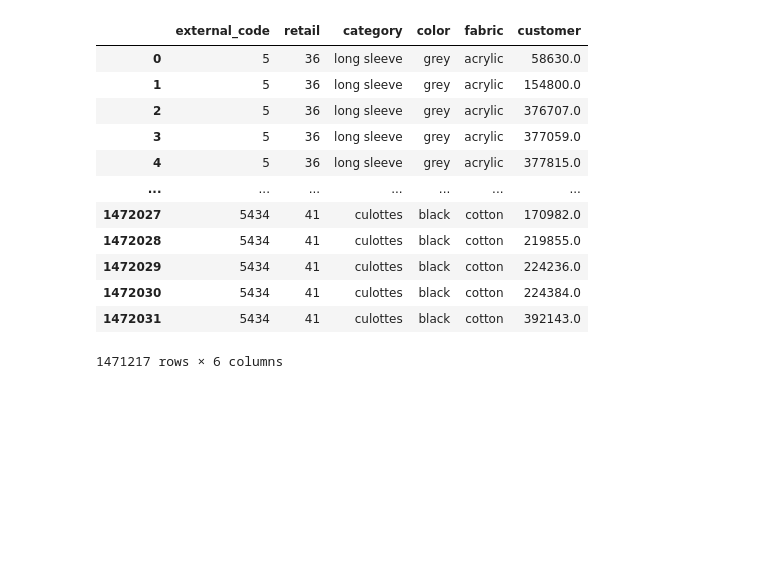
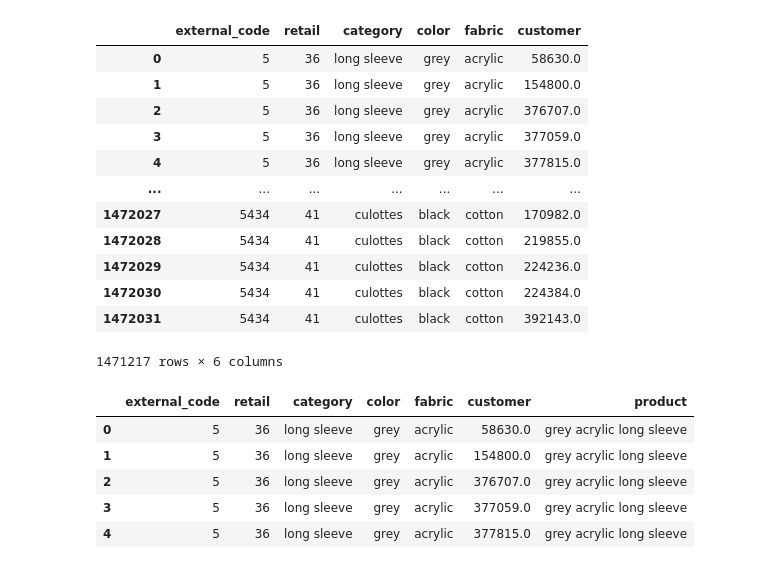
Before and after one commit to shlrley/girlCode, a Jupyter notebook: eda/eda_nb.ipynb, the cells around one changed output. Drawn from its saved outputs; the diff is of its cells as text; code cells hidden in the pictures; blank space fills up the shorter version.

```diff
--- a/eda/eda_nb.ipynb
+++ b/eda/eda_nb.ipynb
@@ -69,3 +71,14 @@ cloth_cust_df.dropna()
 | 1472030 | 5434 | 41 | culottes | black | cotton | 224384.0 |
 | 1472031 | 5434 | 41 | culottes | black | cotton | 392143.0 |
 1471217 rows × 6 columns
+# %%
+cloth_cust_df = cloth_cust_df.assign(product = cloth_cust_df.color.astype(str) + ' ' + \
+    cloth_cust_df.fabric.astype(str) + ' ' + cloth_cust_df.category.astype(str))
+cloth_cust_df.head()
+# %% [output]
+|  | external_code | retail | category | color | fabric | customer | product |
+| 0 | 5 | 36 | long sleeve | grey | acrylic | 58630.0 | grey acrylic long sleeve |
+| 1 | 5 | 36 | long sleeve | grey | acrylic | 154800.0 | grey acrylic long sleeve |
+| 2 | 5 | 36 | long sleeve | grey | acrylic | 376707.0 | grey acrylic long sleeve |
+| 3 | 5 | 36 | long sleeve | grey | acrylic | 377059.0 | grey acrylic long sleeve |
+| 4 | 5 | 36 | long sleeve | grey | acrylic | 377815.0 | grey acrylic long sleeve |
```
Also changed, not shown: parts of 15 cells of this notebook, 2 other files.
